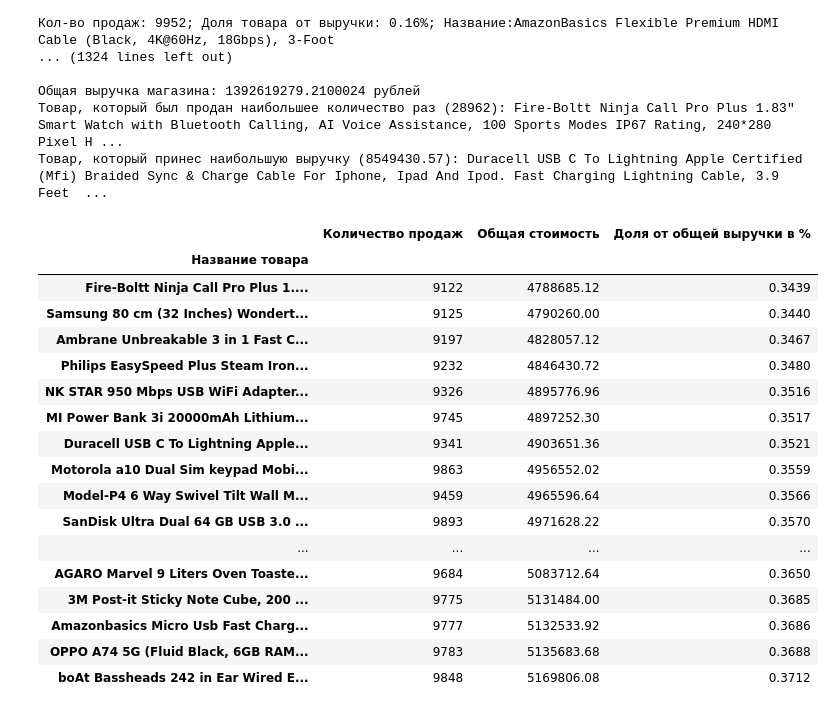
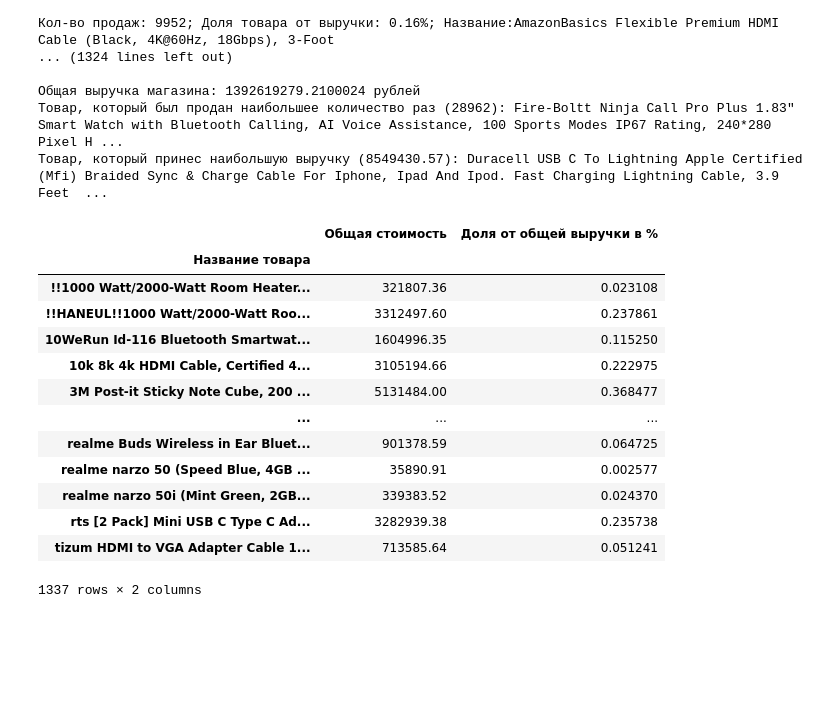
Before and after one commit to Abcdeshka/SIAOD, a Jupyter notebook: course.ipynb, the cells around one changed output. Drawn from its saved outputs; the diff is of its cells as text; code cells hidden in the pictures; blank space fills up the shorter version.

```diff
--- a/course.ipynb
+++ b/course.ipynb
@@ -135,30 +142,33 @@ with open("table.csv", encoding='utf-8') as file:
 Товар, который был продан наибольшее количество раз (28962): Fire-Boltt Ninja Call Pro Plus 1.83" Smart Watch with Bluetooth Calling, AI Voice Assistance, 100 Sports Modes IP67 Rating, 240*280 Pixel H ...
 Товар, который принес наибольшую выручку (8549430.57): Duracell USB C To Lightning Apple Certified (Mfi) Braided Sync & Charge Cable For Iphone, Ipad And Ipod. Fast Charging Lightning Cable, 3.9 Feet  ...
 # %%
-data = data.sort_values(by="Общая стоимость")
-df=pd.DataFrame(data)
-df = df[-20:]
-df['Доля от общей выручки в %'] = df['Общая стоимость'] / (total / 100)
-df['Доля от общей выручки в %'] = df['Доля от общей выручки в %'].round(4).astype(float)
-df.index = df['Название товара']
+data = pd.read_csv('table.csv', sep=';')
+data = data[['Название товара', 'Общая стоимость']]
+
+# Группировка по столбцу "Название товара" и суммирование значений
+df_grouped = data.groupby('Название товара').sum().reset_index()
+
+# Вычисление доли от общей выручки в процентах
+total = df_grouped['Общая стоимость'].sum()
+df_grouped['Доля от общей выручки в %'] = df_grouped['Общая стоимость'] / (total / 100)
+df_grouped['Доля от общей выручки в %'] = df_grouped['Доля от общей выручки в %'].round(6).astype(float)
+
+# Установка индекса на "Название товара"
+df_grouped.index = df_grouped['Название товара']
 # %%
-df[['Количество продаж', 'Общая стоимость', 'Доля от общей выручки в %']]
+df_grouped[[ 'Общая стоимость', 'Доля от общей выручки в %']]
 # %% [output]
-|  | Количество продаж | Общая стоимость | Доля от общей выручки в % |
-| Название товара |  |  |  |
-| Fire-Boltt Ninja Call Pro Plus 1.... | 9122 | 4788685.12 | 0.3439 |
-| Samsung 80 cm (32 Inches) Wondert... | 9125 | 4790260.00 | 0.3440 |
-| Ambrane Unbreakable 3 in 1 Fast C... | 9197 | 4828057.12 | 0.3467 |
-| Philips EasySpeed Plus Steam Iron... | 9232 | 4846430.72 | 0.3480 |
-| NK STAR 950 Mbps USB WiFi Adapter... | 9326 | 4895776.96 | 0.3516 |
-| MI Power Bank 3i 20000mAh Lithium... | 9745 | 4897252.30 | 0.3517 |
-| Duracell USB C To Lightning Apple... | 9341 | 4903651.36 | 0.3521 |
-| Motorola a10 Dual Sim keypad Mobi... | 9863 | 4956552.02 | 0.3559 |
-| Model-P4 6 Way Swivel Tilt Wall M... | 9459 | 4965596.64 | 0.3566 |
-| SanDisk Ultra Dual 64 GB USB 3.0 ... | 9893 | 4971628.22 | 0.3570 |
-| ... | ... | ... | ... |
-| AGARO Marvel 9 Liters Oven Toaste... | 9684 | 5083712.64 | 0.3650 |
-| 3M Post-it Sticky Note Cube, 200 ... | 9775 | 5131484.00 | 0.3685 |
-| Amazonbasics Micro Usb Fast Charg... | 9777 | 5132533.92 | 0.3686 |
-| OPPO A74 5G (Fluid Black, 6GB RAM... | 9783 | 5135683.68 | 0.3688 |
-| boAt Bassheads 242 in Ear Wired E... | 9848 | 5169806.08 | 0.3712 |
+|  | Общая стоимость | Доля от общей выручки в % |
+| Название товара |  |  |
+| !!1000 Watt/2000-Watt Room Heater... | 321807.36 | 0.023108 |
+| !!HANEUL!!1000 Watt/2000-Watt Roo... | 3312497.60 | 0.237861 |
+| 10WeRun Id-116 Bluetooth Smartwat... | 1604996.35 | 0.115250 |
+| 10k 8k 4k HDMI Cable, Certified 4... | 3105194.66 | 0.222975 |
+| 3M Post-it Sticky Note Cube, 200 ... | 5131484.00 | 0.368477 |
+| ... | ... | ... |
+| realme Buds Wireless in Ear Bluet... | 901378.59 | 0.064725 |
+| realme narzo 50 (Speed Blue, 4GB ... | 35890.91 | 0.002577 |
+| realme narzo 50i (Mint Green, 2GB... | 339383.52 | 0.024370 |
+| rts [2 Pack] Mini USB C Type C Ad... | 3282939.38 | 0.235738 |
+| tizum HDMI to VGA Adapter Cable 1... | 713585.64 | 0.051241 |
+1337 rows × 2 columns
```
Also changed, not shown: parts of 7 cells of this notebook.
